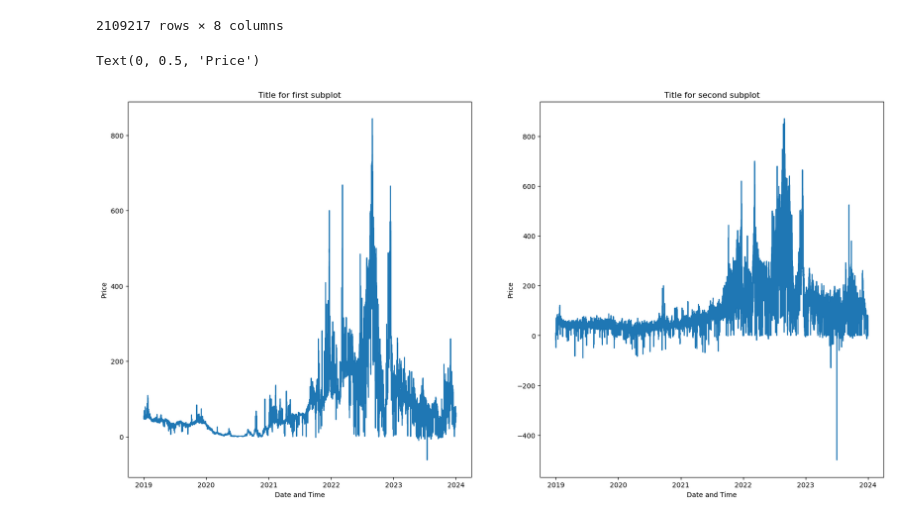
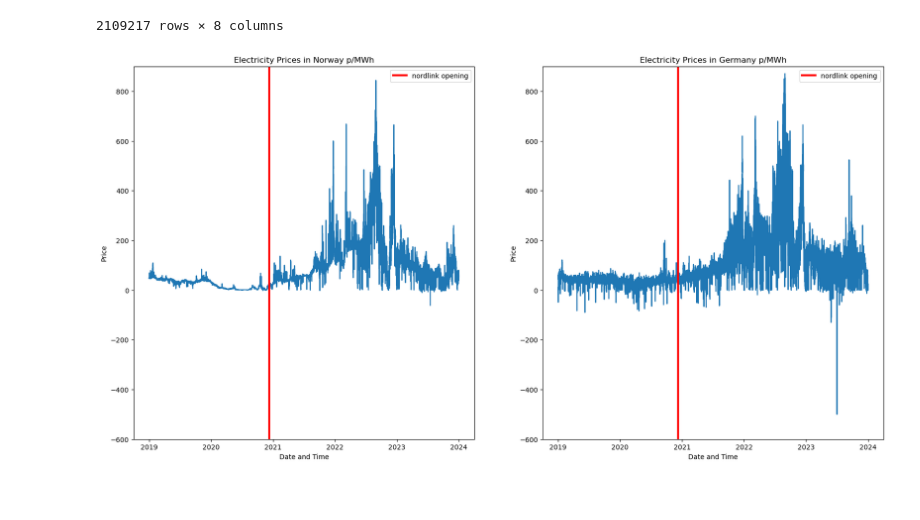
Before and after one commit to JoggiLJ/TECH_2_TERMPAPER, a Jupyter notebook: task.ipynb, the cells around one changed output. Cells and saved outputs as stored; diff of their text form; code cells hidden in the pictures; blank space fills up the shorter version.

Commit message:
updated graphs

```diff
--- a/task.ipynb
+++ b/task.ipynb
@@ -40,18 +40,35 @@ df_price_DE = df_price_DE[df_price_DE['ResolutionCode'].str.contains('60', na=Fa
 # %%
 import matplotlib.pyplot as plt
 
 
 fig, ax = plt.subplots(1,2, figsize=(20,10))
 
 ax[0].plot( df_price_NO['Price'], linestyle = '-')
-ax[0].set_title('Title for first subplot')
+ax[0].set_title('Electricity Prices in Norway p/MWh')
 ax[0].set_xlabel('Date and Time')
 ax[0].set_ylabel('Price')
 
 ax[1].plot(df_price_DE['Price'], linestyle = '-')
-ax[1].set_title('Title for second subplot')
+ax[1].set_title('Electricity Prices in Germany p/MWh')
 ax[1].set_xlabel('Date and Time')
 ax[1].set_ylabel('Price')
+
+
+
+ax[0].set_ylim([-600,900])
+ax[1].set_ylim([-600,900])
+
+df_price_NO.index = pd.to_datetime(df_price_NO.index)
+df_price_DE.index = pd.to_datetime(df_price_DE.index)
+
+nordlink_opening_date = pd.to_datetime('2020-12-09')
+
+ax[0].axvline(nordlink_opening_date, color = 'red',linestyle= '-', linewidth=3, label= 'nordlink opening')
+ax[0].legend()
+
+ax[1].axvline(nordlink_opening_date, color = 'red',linestyle= '-', linewidth=3, label= 'nordlink opening')
+ax[1].legend()
+
+plt.show()
 # %% [output]
-Text(0, 0.5, 'Price')
-[figure, old version]
+[figure, new version]
```
